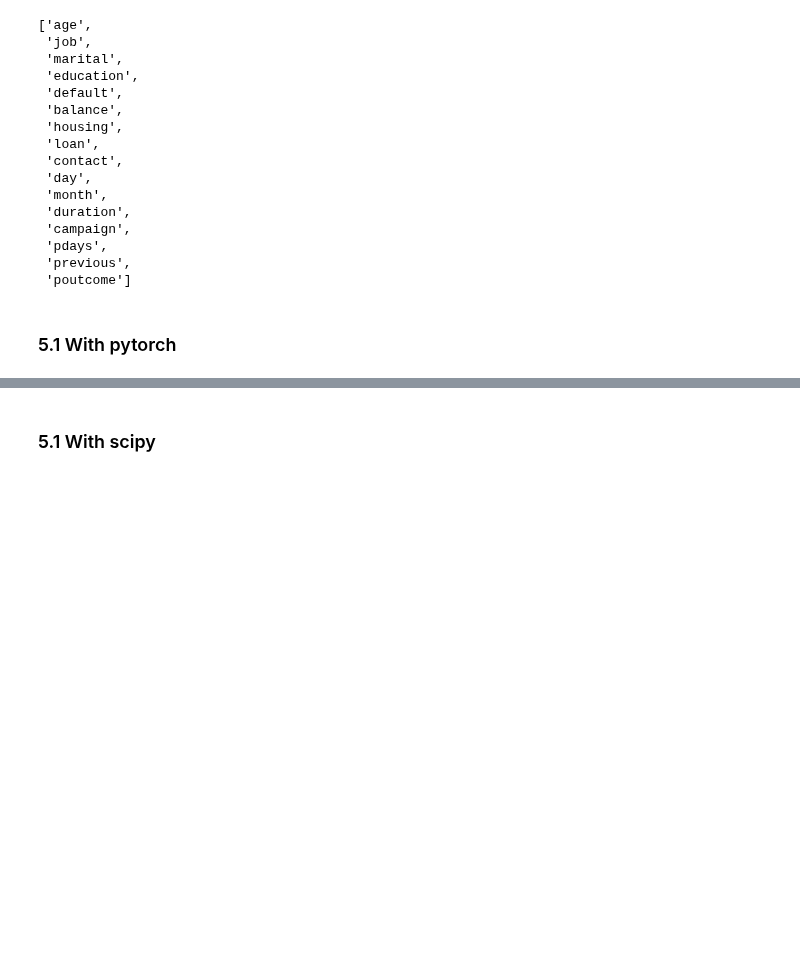
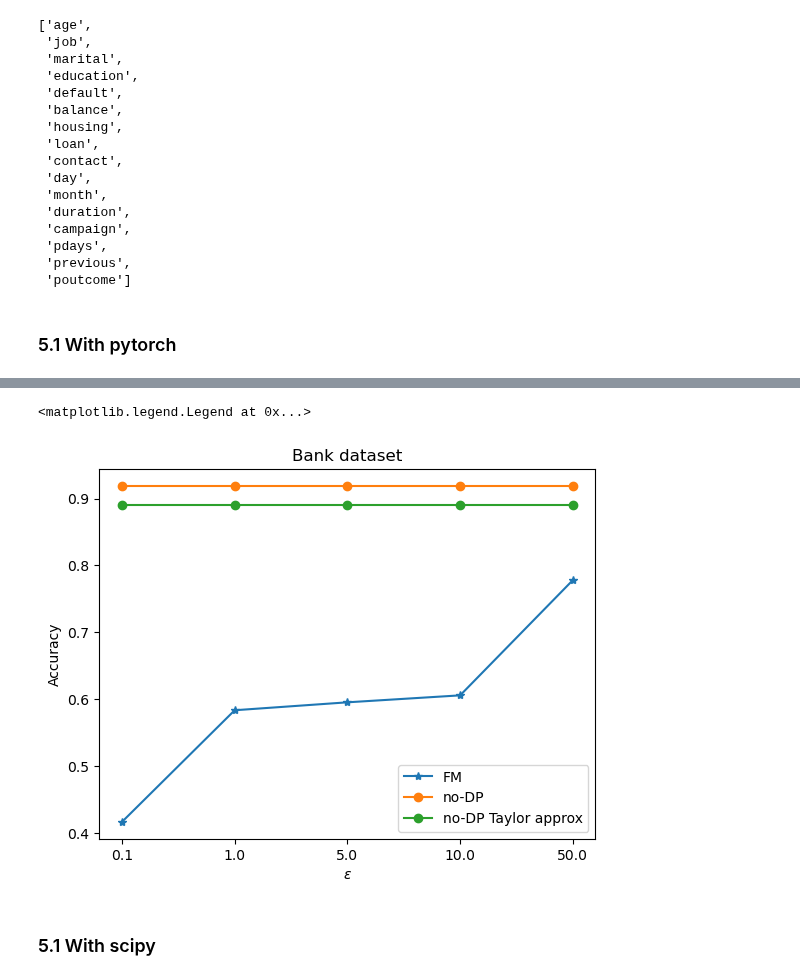
Before and after one commit to khangtran2020/FairDP, a Jupyter notebook: FunctionalLogisticRegression.ipynb, the cells around one changed output, grey strips where cells are left out. Saved outputs shown, nothing was run; the diff lists cells and outputs as text; code cells hidden in the pictures; blank space fills up the shorter version.

```diff
--- a/FunctionalLogisticRegression.ipynb
+++ b/FunctionalLogisticRegression.ipynb
@@ -270,3 +322,25 @@ for ep in tk0:
+# %%
+epsilon = [0.1, 1.0, 5.0, 10.0, 50.0]
+# %%
+# normal LR
+0.9189058339385137
+# With taylor approximation
+0.8900992495763738
+# With functional mechanism
+performance=[0.41636407649479545, 0.5833938513677076, 0.5952553861050593, 0.6056644880174292, 0.7780198499152747]
+# With functional mechanism and smooth classifier
+# %%
+plt.plot(range(len(epsilon)), performance, '-*', label = 'FM')
+plt.plot(range(len(epsilon)), np.ones(len(epsilon))*0.9189058339385137, '-o', label = 'no-DP')
+plt.plot(range(len(epsilon)), np.ones(len(epsilon))*0.8900992495763738, '-o', label = 'no-DP Taylor approx')
+plt.ylabel(r'Accuracy')
+plt.xlabel(r'$\epsilon$')
+plt.title('Bank dataset')
+plt.xticks(range(len(epsilon)), epsilon)
+plt.legend()
+# %% [output]
+<matplotlib.legend.Legend at 0x...>
+[figure, added]
 # %% [markdown]
 ### 5.1 With scipy
 # %%
```
Also changed, not shown: parts of 15 cells of this notebook.
